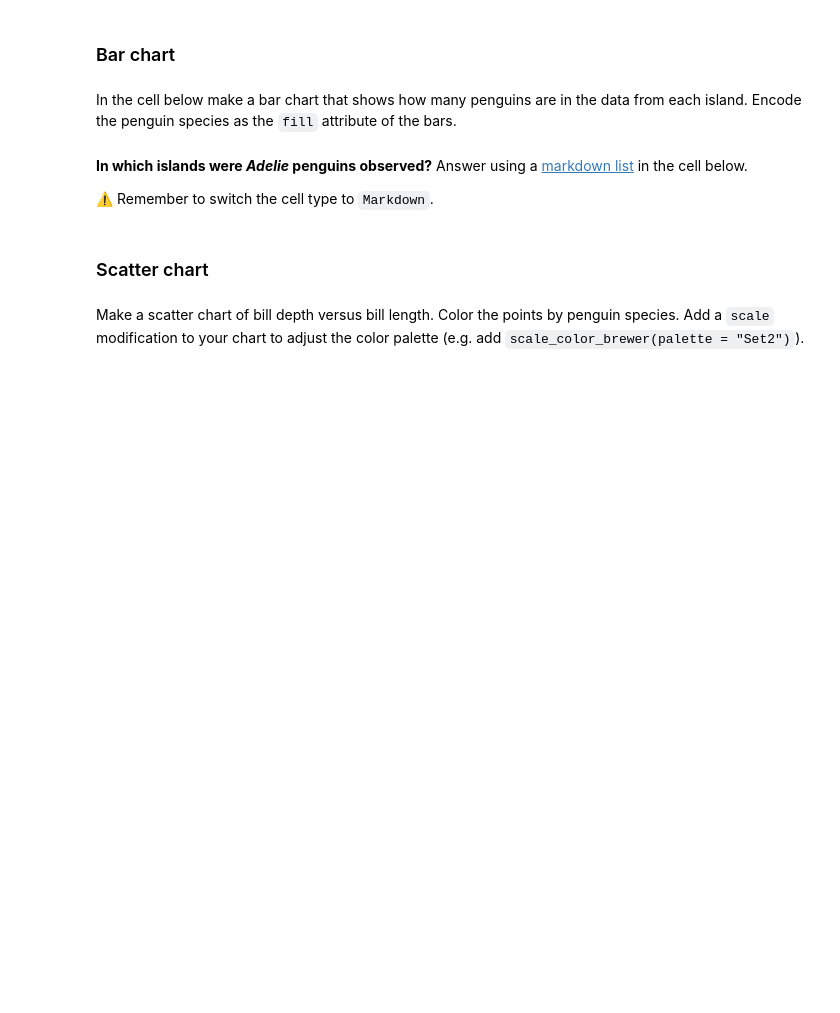
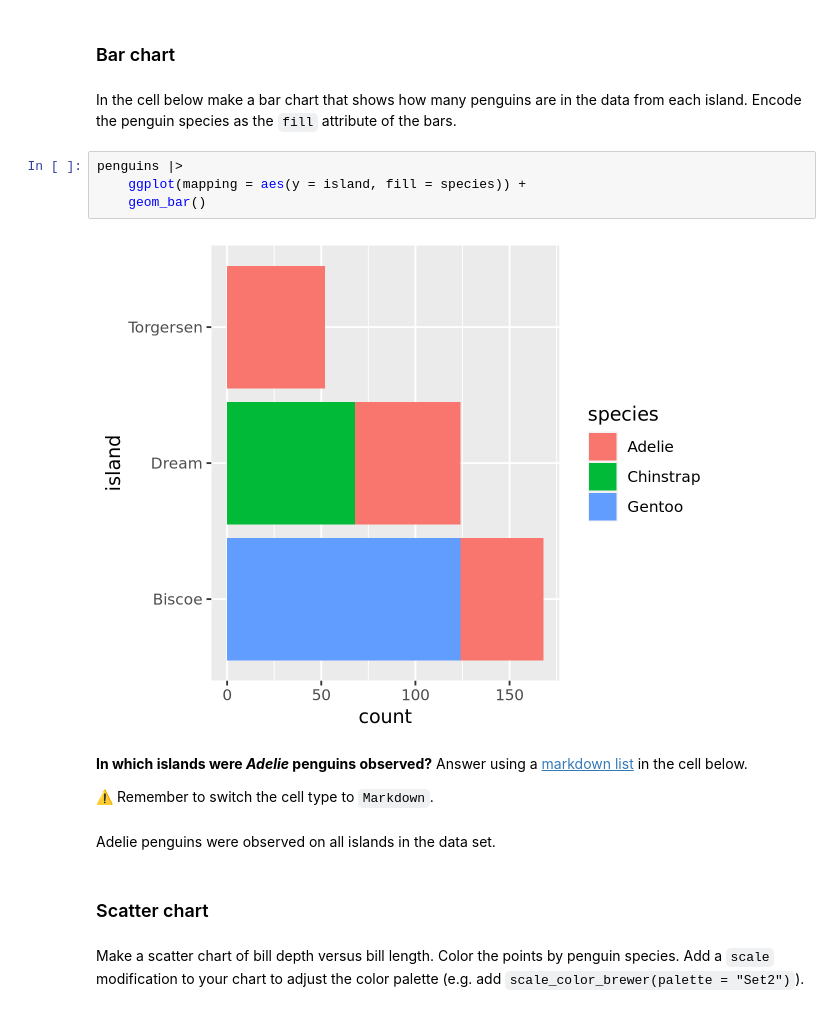
Before and after one commit to UNC-DATA-730/assignment-2-data-viz-and-wrangling-nsvincett, a Jupyter notebook: assignment2.ipynb, the cells around one changed output. Saved outputs shown, nothing was run; the diff lists cells and outputs as text; blank space fills up the shorter version.

```diff
--- a/assignment2.ipynb
+++ b/assignment2.ipynb
@@ -45,10 +45,18 @@ We now have a data frame called `penguins` available. Use this table for the fol
 ### Bar chart
 # %% [markdown]
 In the cell below make a bar chart that shows how many penguins are in the data from each island. Encode the penguin species as the `fill` attribute of the bars.
+# %%
+penguins |>
+    ggplot(mapping = aes(y = island, fill = species)) +
+    geom_bar()
+# %% [output]
+[figure, added]
 # %% [markdown]
 **In which islands were *Adelie* penguins observed?** Answer using a [markdown list](https://www.markdownguide.org/basic-syntax/#lists-1) in the cell below.
 
 ⚠️ Remember to switch the cell type to `Markdown`.
+# %% [markdown]
+Adelie penguins were observed on all islands in the data set.
 # %% [markdown]
 ### Scatter chart
 # %% [markdown]
```
Also changed, not shown: parts of 2 cells of this notebook.
